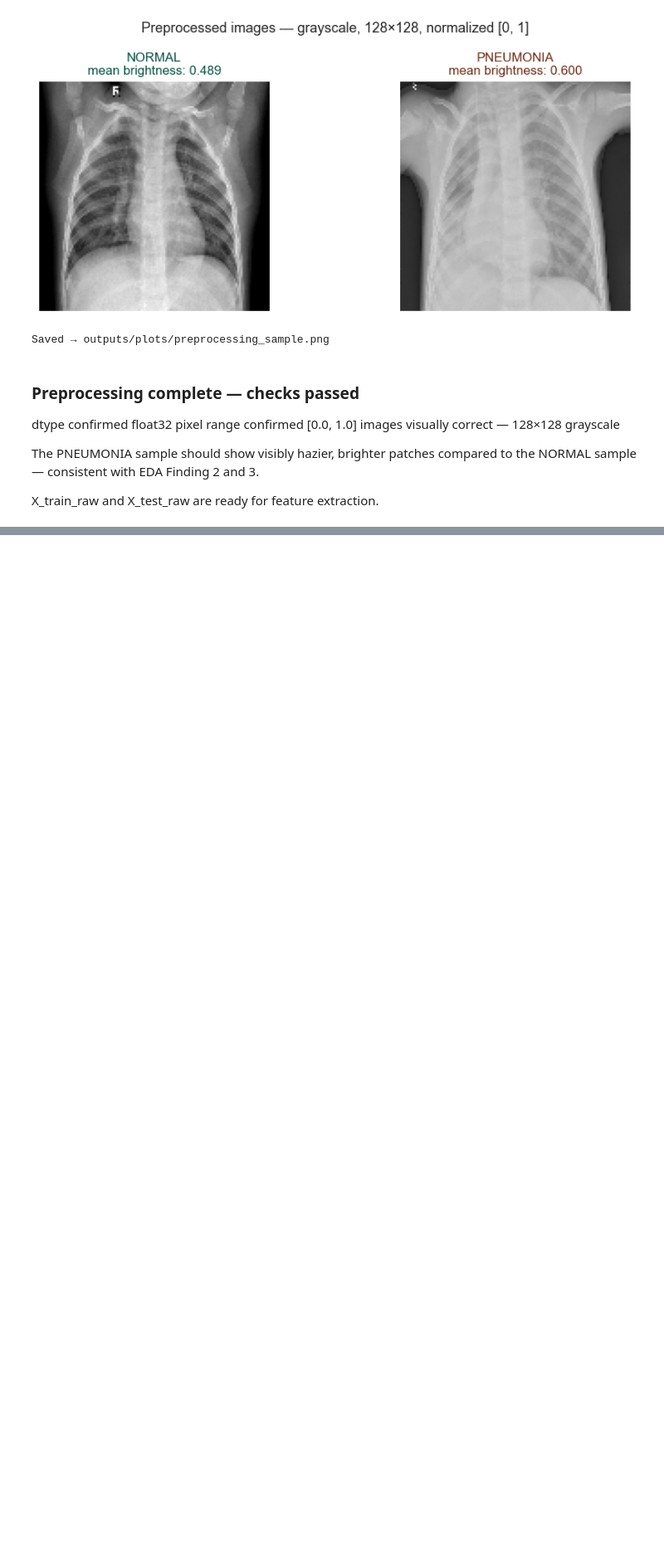
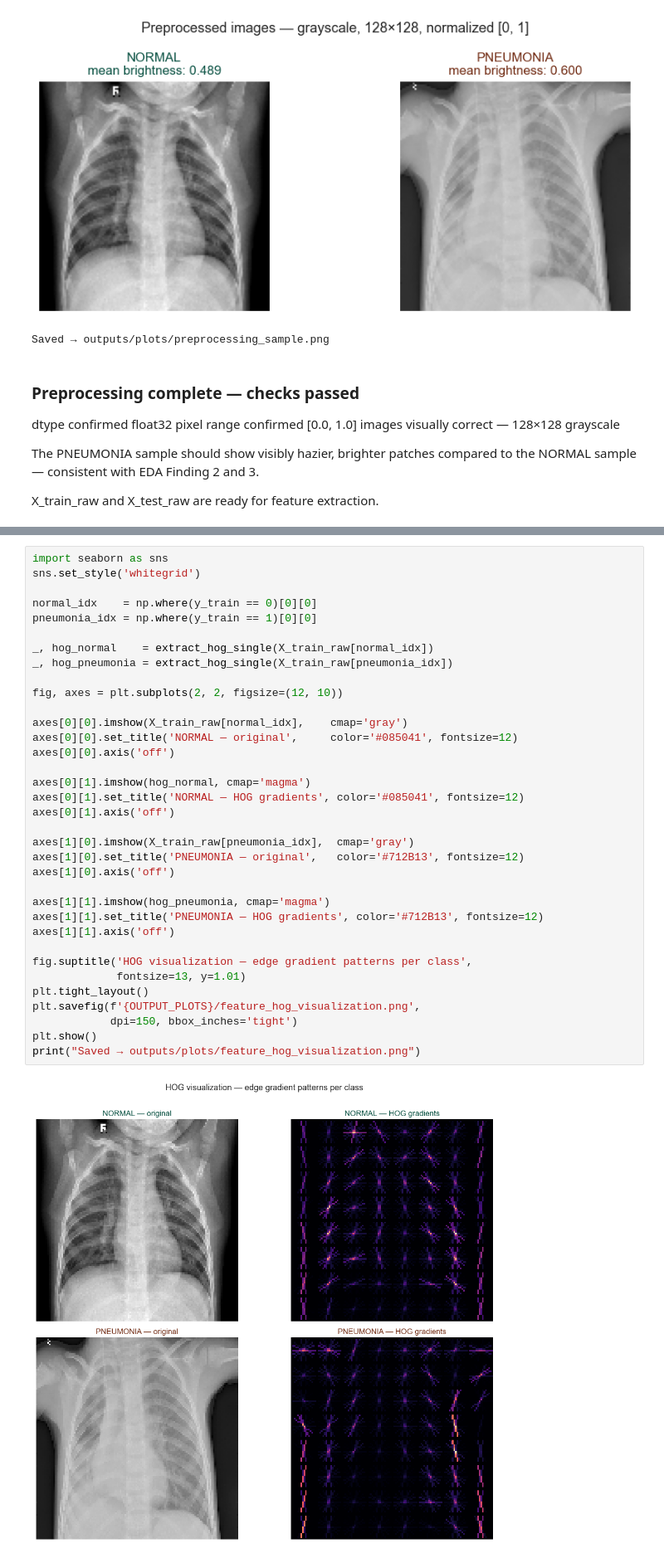
Before and after one commit to Dibya-z/Robust-Medical-Vision, a Jupyter notebook: notebooks/notebook_01_baseline.ipynb, the cells around one changed output, grey strips where cells are left out. Shown at 83% size. Drawn from its saved outputs; the diff is of its cells as text; blank space fills up the shorter version.

Commit message:
done feature extraction in the chest xray dataset

```diff
--- a/notebooks/notebook_01_baseline.ipynb
+++ b/notebooks/notebook_01_baseline.ipynb
@@ -464,0 +543,37 @@ X_train_raw and X_test_raw are ready for feature extraction.
+# %%
+import seaborn as sns
+sns.set_style('whitegrid')
+
+normal_idx    = np.where(y_train == 0)[0][0]
+pneumonia_idx = np.where(y_train == 1)[0][0]
+
+_, hog_normal    = extract_hog_single(X_train_raw[normal_idx])
+_, hog_pneumonia = extract_hog_single(X_train_raw[pneumonia_idx])
+
+fig, axes = plt.subplots(2, 2, figsize=(12, 10))
+
+axes[0][0].imshow(X_train_raw[normal_idx],    cmap='gray')
+axes[0][0].set_title('NORMAL — original',     color='#085041', fontsize=12)
+axes[0][0].axis('off')
+
+axes[0][1].imshow(hog_normal, cmap='magma')
+axes[0][1].set_title('NORMAL — HOG gradients', color='#085041', fontsize=12)
+axes[0][1].axis('off')
+
+axes[1][0].imshow(X_train_raw[pneumonia_idx],  cmap='gray')
+axes[1][0].set_title('PNEUMONIA — original',   color='#712B13', fontsize=12)
+axes[1][0].axis('off')
+
+axes[1][1].imshow(hog_pneumonia, cmap='magma')
+axes[1][1].set_title('PNEUMONIA — HOG gradients', color='#712B13', fontsize=12)
+axes[1][1].axis('off')
+
+fig.suptitle('HOG visualization — edge gradient patterns per class',
+             fontsize=13, y=1.01)
+plt.tight_layout()
+plt.savefig(f'{OUTPUT_PLOTS}/feature_hog_visualization.png',
+            dpi=150, bbox_inches='tight')
+plt.show()
+print("Saved → outputs/plots/feature_hog_visualization.png")
+# %% [output]
+[figure, added]
```
Also changed, not shown: parts of 8 cells of this notebook, 1 other file.
